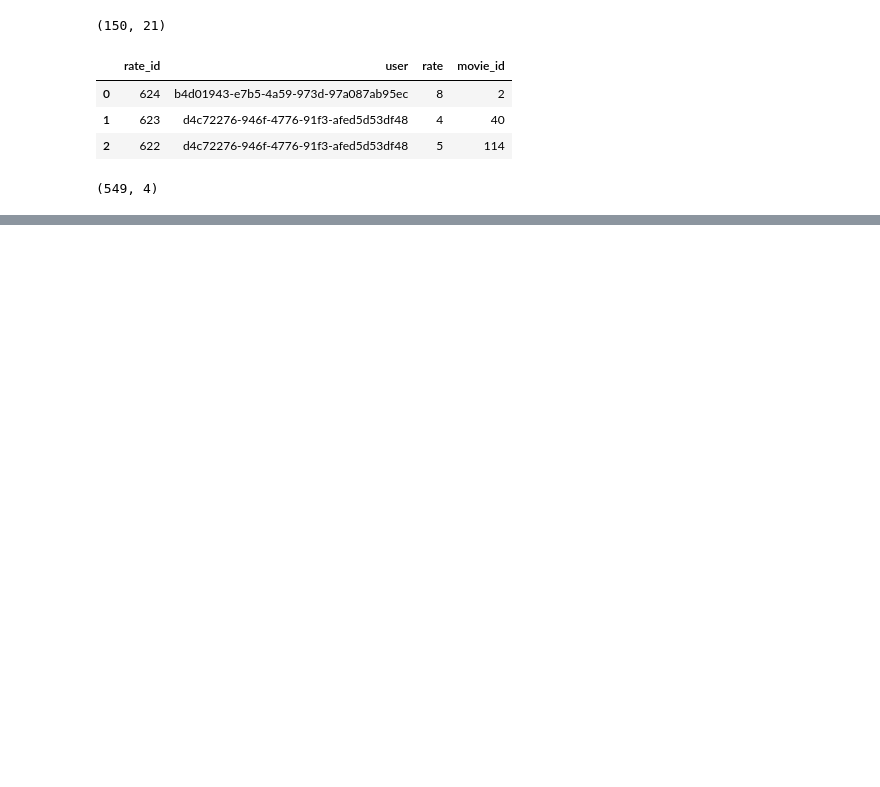
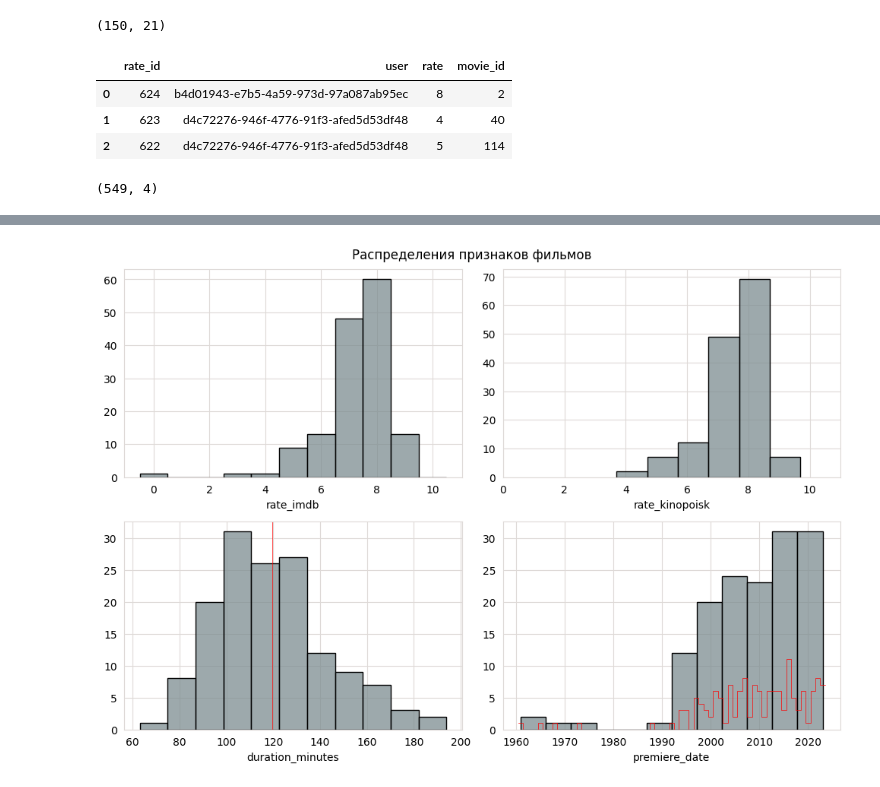
Before and after one commit to eilyich/Kinotochka_model_dev, a Jupyter notebook: model/model_dev_notebook.ipynb, the cells around one changed output, grey strips where cells are left out. Saved outputs shown, nothing was run; the diff lists cells and outputs as text; code cells hidden in the pictures; blank space fills up the shorter version.

```diff
--- a/model/model_dev_notebook.ipynb
+++ b/model/model_dev_notebook.ipynb
@@ -168,0 +380,52 @@ data_metrics_json = kh.data_metrics(mode='load')
+# %%
+fig = plt.figure(figsize=(10, 10))
+
+ax1=plt.subplot2grid((3, 2), (0, 0), colspan=1)
+ax2=plt.subplot2grid((3, 2), (0, 1), colspan=1)
+ax3=plt.subplot2grid((3, 2), (1, 0), colspan=1)
+ax4=plt.subplot2grid((3, 2), (1, 1), colspan=1)
+
+sns.histplot(x=fixed_data.drop_duplicates(subset='movie_id')['rate_imdb'],
+             discrete=True,
+             color='#7d8d91',
+             ax=ax1)
+
+sns.histplot(x=fixed_data.drop_duplicates(subset='movie_id')['rate_kinopoisk'],
+             discrete=True,
+             color='#7d8d91',
+             ax=ax2)
+
+sns.histplot(x=fixed_data.drop_duplicates(subset='movie_id')['duration_minutes'],
+             discrete=False,
+             color='#7d8d91',
+             ax=ax3)
+
+sns.histplot(x=fixed_data.drop_duplicates(subset='movie_id')['premiere_date'],
+             discrete=False,
+             color='#7d8d91',
+             ax=ax4)
+
+sns.histplot(x=fixed_data.drop_duplicates(subset='movie_id')['premiere_date'],
+             discrete=True,
+             color='r',
+             lw=.5,
+             element='step',
+             fill=False, ax=ax4)
+
+
+for ax in fig.axes:
+    plt.sca(ax)
+    plt.ylabel('')
+
+plt.sca(ax2)
+plt.xlim([0, 11])
+
+plt.sca(ax3)
+plt.axvline(fixed_data.drop_duplicates(subset='movie_id')['duration_minutes'].mean(), c='r', lw=.5)
+
+plt.suptitle('Распределения признаков фильмов')
+plt.tight_layout()
+plt.show()
+plt.close()
+# %% [output]
+[figure, added]
```
Also changed, not shown: parts of 49 cells of this notebook, 3 other files.
